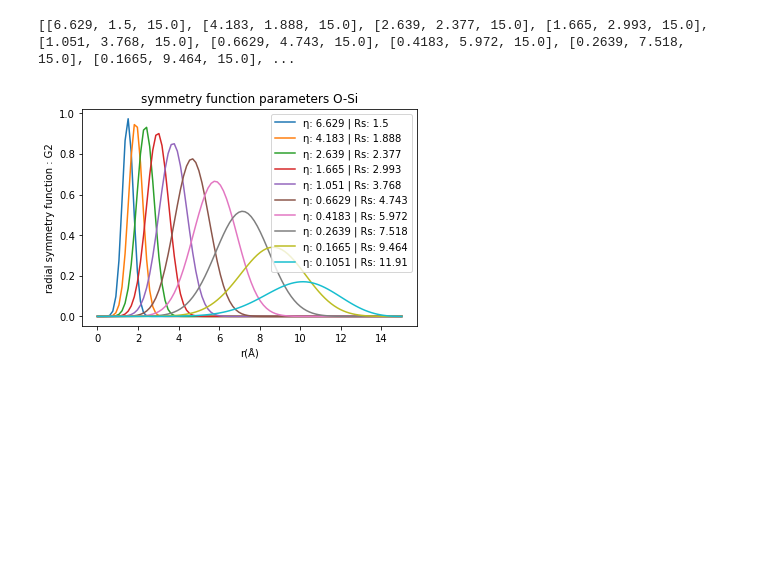
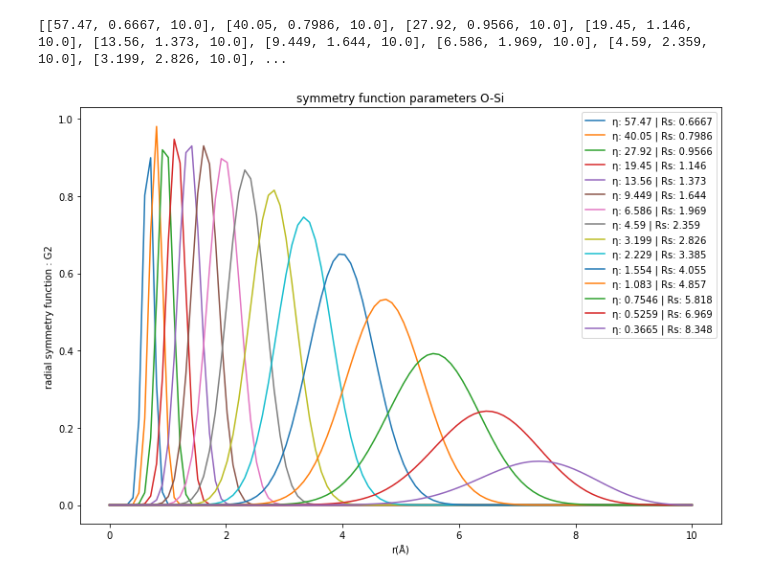
Before and after one commit to y1u0d2a1i/Research, a Jupyter notebook: scripts/descriptors/create_sf_param.ipynb, the cells around one changed output. Cells and saved outputs as stored; diff of their text form; code cells hidden in the pictures; blank space fills up the shorter version.

```diff
--- a/scripts/descriptors/create_sf_param.ipynb
+++ b/scripts/descriptors/create_sf_param.ipynb
@@ -1,8 +1,8 @@
 # %%
 from descriptors.acsf import acsf
 
-r_cut = 15
-obj = acsf.TwoBodyACSF(['O','O'],r_cutoff=r_cut,nb_param_pairs=10)
+r_cut = 10
+obj = acsf.TwoBodyACSF(['O','O'],r_cutoff=r_cut,nb_param_pairs=15)
 params_wip = obj.get_two_body_parameters()
 # %%
 params = []
@@ -12,44 +12,31 @@ for param in params_wip:
     params.append(param)
 print(params)
 # %% [output]
-[[6.629, 1.5, 15.0], [4.183, 1.888, 15.0], [2.639, 2.377, 15.0], [1.665, 2.993, 15.0], [1.051, 3.768, 15.0], [0.6629, 4.743, 15.0], [0.4183, 5.972, 15.0], [0.2639, 7.518, 15.0], [0.1665, 9.464, 15.0], ...
+[[57.47, 0.6667, 10.0], [40.05, 0.7986, 10.0], [27.92, 0.9566, 10.0], [19.45, 1.146, 10.0], [13.56, 1.373, 10.0], [9.449, 1.644, 10.0], [6.586, 1.969, 10.0], [4.59, 2.359, 10.0], [3.199, 2.826, 10.0], ...
 # %%
 from descriptors.acsf.sf_function import SymmetryFunction
 import numpy as np
 import pandas as pd
 import matplotlib.pyplot as plt
 plt.style.use({'figure.facecolor':'white'})
 def plot_sf(sf_parameters, bond):
     r_cut_list = [];
     for param in sf_parameters:
         r_cut_list.append(param[-1])
     r_cut = max(r_cut_list)
     acsf = SymmetryFunction()
     r_ij = np.linspace(0, r_cut, 100)
-    fig = plt.figure()
+    fig = plt.figure(figsize=(12,8))
     ax = fig.add_subplot(111)
     ax.set_title(f'symmetry function parameters {bond}')
     ax.set_xlabel(f'r(Å)')
     ax.set_ylabel(f'radial symmetry function : G2')
     for param in sf_parameters:
         ax.plot(r_ij,
                 [acsf.radial_symmetry_function_2(eta=param[0], r_ij=k, r_shift=param[1], r_cutoff=param[2]) for k in
                  r_ij], label=f'η: {param[0]} | Rs: {param[1]}')
     ax.legend()
     fig.show()
-
-# params = [
-#     [14.92, 1.0, 10.0],
-#     [9.411, 1.259, 10.0],
-#     [5.938, 1.585, 10.0],
-#     [3.747, 1.995, 10.0],
-#     [2.364, 2.512, 10.0],
-#     [1.492, 3.162, 10.0],
-#     [0.9411, 3.981, 10.0],
-#     [0.5938, 5.012, 10.0],
-#     [0.3747, 6.31, 10.0],
-#     [0.2364, 7.943, 10.0]
-# ]
 plot_sf(params,'O-Si')
 # %% [output]
-[figure, old version]
+[figure, new version]
```
Also changed, not shown: 17 other files.
